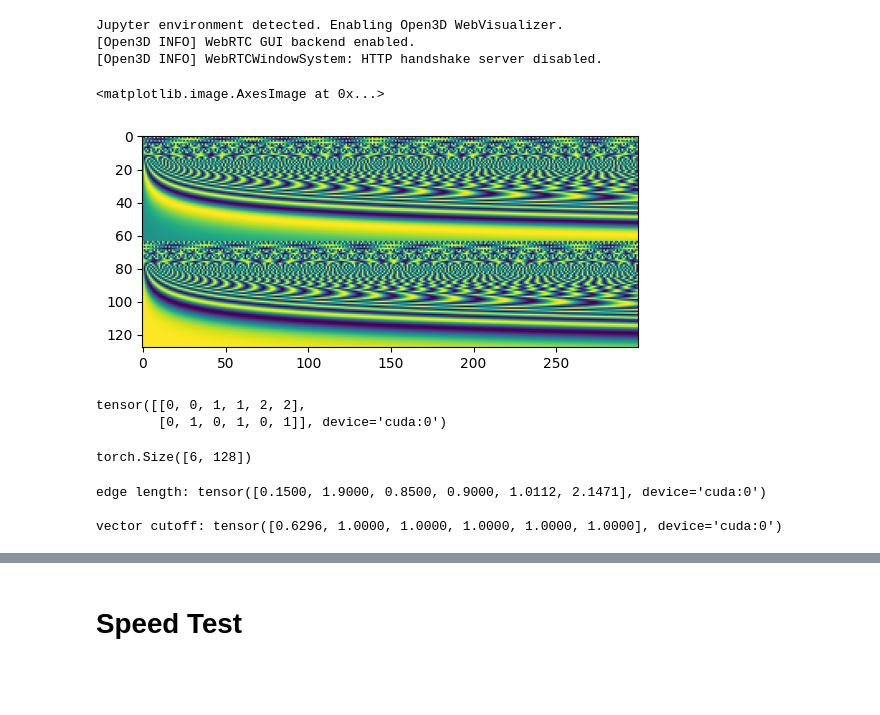
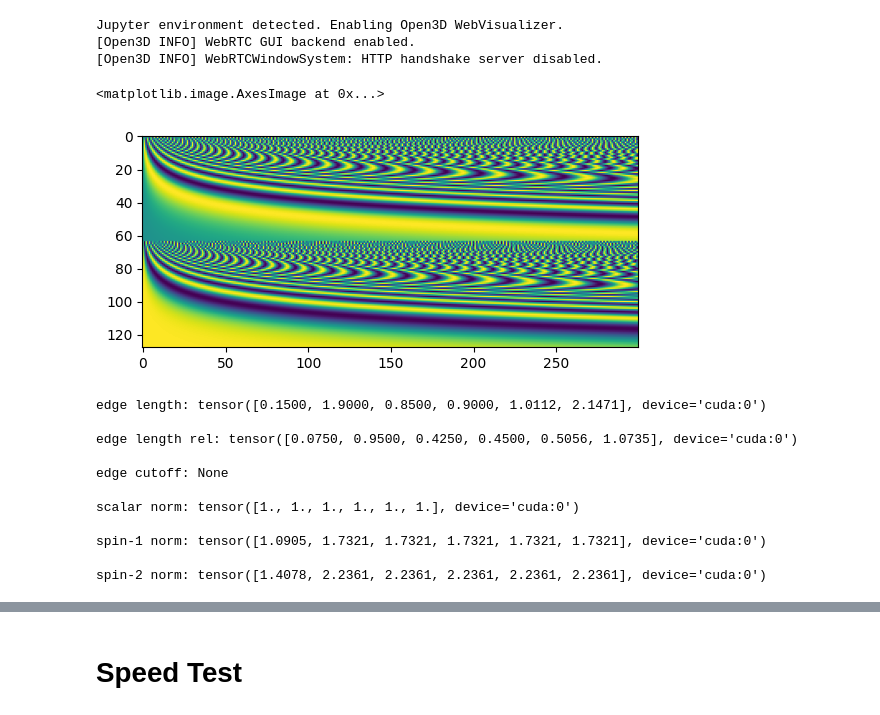
Before and after one commit to tomato1mule/diffusion_edf, a Jupyter notebook: dev_log/graph_parser_test_infinite.ipynb, the cells around one changed output, grey strips where cells are left out. Drawn from its saved outputs; the diff is of its cells as text; code cells hidden in the pictures; blank space fills up the shorter version.

Commit message:
graph parser

```diff
--- a/dev_log/graph_parser_test_infinite.ipynb
+++ b/dev_log/graph_parser_test_infinite.ipynb
@@ -14,25 +14,21 @@ Jupyter environment detected. Enabling Open3D WebVisualizer.
 device = 'cuda:0'
 irreps = "1x0e+1x1e+1x2e"
 # %%
-max_radius_enc = 5.
-graph_parser = RadiusBipartite(
-    r_cluster=None,
-    r_mincut_nonscalar=0.2,
+graph_parser = InfiniteBipartite(
+    irreps_sh=irreps,
+    r_mincut_nonscalar_sh=0.2,
     length_enc_dim=128,
-    length_enc_type='SinusoidalPositionEmbeddings',
-    length_enc_kwarg={'max_val': 5.},
-    sh_irreps=irreps,
-    cutoff_sh=True
+    length_enc_max_r = 2.
 ).to(device)
 
-graph_parser = torch.jit.script(graph_parser)
+graph_parser: InfiniteBipartite = torch.jit.script(graph_parser)
 
 ###### Figure #######
-out = graph_parser.length_enc(torch.linspace(0,max_radius_enc, 300))
+out = graph_parser.length_enc(torch.linspace(0,graph_parser.length_enc.max_val, 300))
 plt.imshow(out.permute(1,0))
 # %% [output]
 <matplotlib.image.AxesImage at 0x...>
-[figure, old version]
+[figure, new version]
 # %%
 src_pcd = FeaturedPoints(x=torch.tensor([[0., 0., 0.],
                                          [0., 0., 1.],
@@ -44,18 +38,22 @@ graph_edge: GraphEdge = graph_parser(src_pcd, dst_pcd)
-# %%
-torch.stack([graph_edge.edge_src, graph_edge.edge_dst])
-# %% [output]
-tensor([[0, 0, 1, 1, 2, 2],
-        [0, 1, 0, 1, 0, 1]], device='cuda:0')
-# %%
-graph_edge.edge_scalars.shape
-# %% [output]
-torch.Size([6, 128])
 # %%
+graph_edge: GraphEdge = graph_parser(src_pcd, dst_pcd)
+torch.stack([graph_edge.edge_src, graph_edge.edge_dst])
+graph_edge.edge_scalars.shape
 print(f"edge length: {graph_edge.edge_length}\n")
-#print(f"edge length rel: {graph_edge.edge_length / graph_parser.r_maxcut}\n")
-#print(f"edge cutoff: {torch.exp(graph_edge.edge_log_weight)}\n")
-print(f"vector cutoff: {torch.exp(graph_edge.edge_log_weight_nonscalar)}\n")
+print(f"edge length rel: {graph_edge.edge_length / graph_parser.length_enc.max_val}\n")
+print(f"edge cutoff: {graph_edge.edge_weights}\n")
+print(f"scalar norm: {graph_edge.edge_attr[...,0]}\n")
+print(f"spin-1 norm: {graph_edge.edge_attr[...,1:4].norm(dim=-1)}\n")
+print(f"spin-2 norm: {graph_edge.edge_attr[...,4:9].norm(dim=-1)}\n")
 # %% [output]
 edge length: tensor([0.1500, 1.9000, 0.8500, 0.9000, 1.0112, 2.1471], device='cuda:0')
 
-vector cutoff: tensor([0.6296, 1.0000, 1.0000, 1.0000, 1.0000, 1.0000], device='cuda:0')
+edge length rel: tensor([0.0750, 0.9500, 0.4250, 0.4500, 0.5056, 1.0735], device='cuda:0')
+
+edge cutoff: None
+
+scalar norm: tensor([1., 1., 1., 1., 1., 1.], device='cuda:0')
+
+spin-1 norm: tensor([1.0905, 1.7321, 1.7321, 1.7321, 1.7321, 1.7321], device='cuda:0')
+
+spin-2 norm: tensor([1.4078, 2.2361, 2.2361, 2.2361, 2.2361, 2.2361], device='cuda:0')
```
Also changed, not shown: parts of 10 cells of this notebook, 5 other files.
